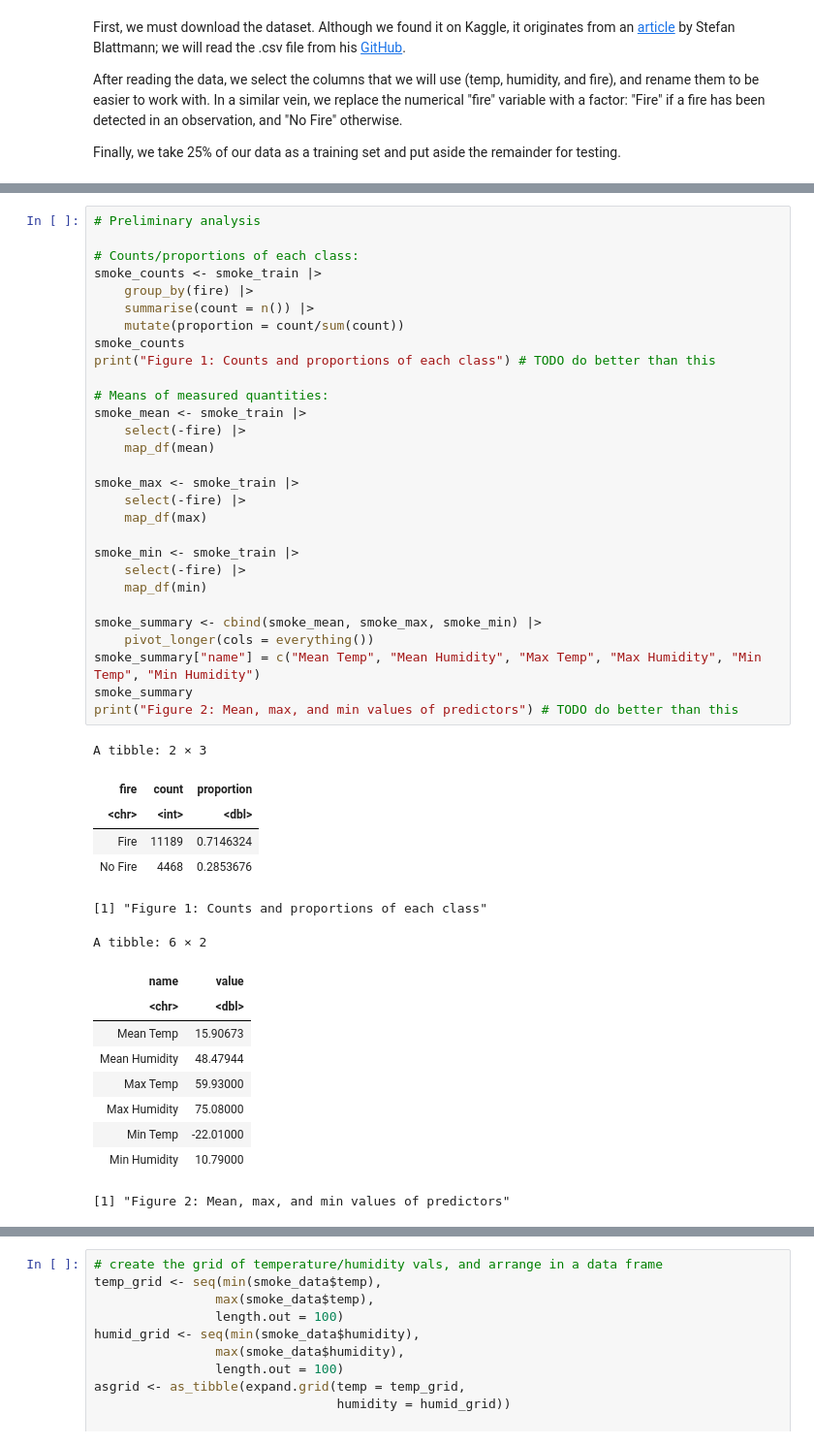
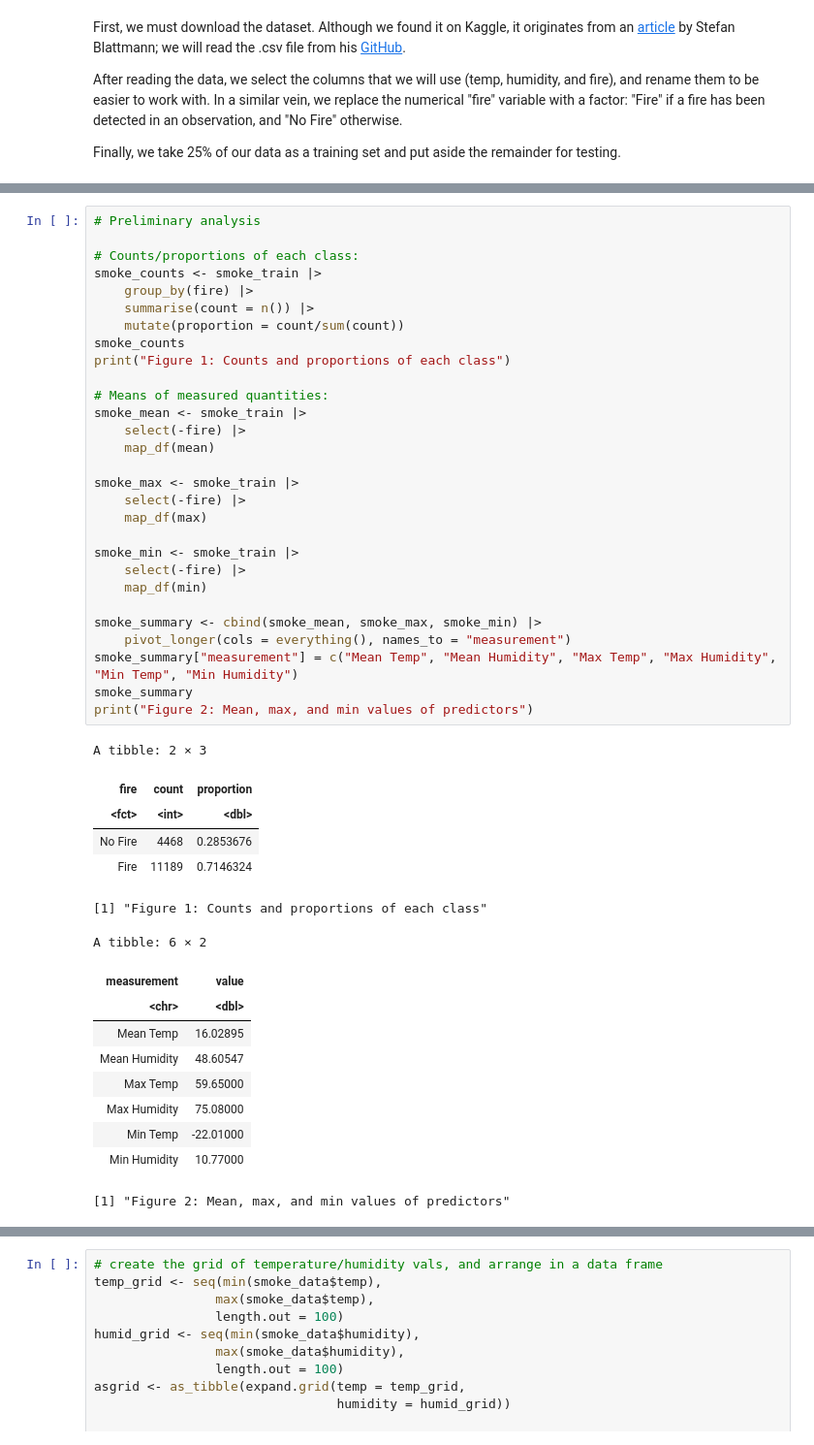
Before and after one commit to ivanlokch/dsci_100_smoke_detector, a Jupyter notebook: report.ipynb, the cells around one changed output, grey strips where cells are left out. Shown at 97% size. Drawn from its saved outputs; the diff is of its cells as text.

```diff
--- a/report.ipynb
+++ b/report.ipynb
@@ -74,46 +71,46 @@ This reveals significant differences in scale between the two quantities—when
 # %%
 # Preliminary analysis
 
 # Counts/proportions of each class:
 smoke_counts <- smoke_train |>
     group_by(fire) |>
     summarise(count = n()) |>
     mutate(proportion = count/sum(count))
 smoke_counts
-print("Figure 1: Counts and proportions of each class") # TODO do better than this
+print("Figure 1: Counts and proportions of each class")
 
 # Means of measured quantities:
 smoke_mean <- smoke_train |>
     select(-fire) |>
     map_df(mean)
 
 smoke_max <- smoke_train |>
     select(-fire) |>
     map_df(max)
 
 smoke_min <- smoke_train |>
     select(-fire) |>
     map_df(min)
 
 smoke_summary <- cbind(smoke_mean, smoke_max, smoke_min) |>
-    pivot_longer(cols = everything())
-smoke_summary["name"] = c("Mean Temp", "Mean Humidity", "Max Temp", "Max Humidity", "Min Temp", "Min Humidity")
+    pivot_longer(cols = everything(), names_to = "measurement")
+smoke_summary["measurement"] = c("Mean Temp", "Mean Humidity", "Max Temp", "Max Humidity", "Min Temp", "Min Humidity")
 smoke_summary
-print("Figure 2: Mean, max, and min values of predictors") # TODO do better than this
+print("Figure 2: Mean, max, and min values of predictors")
 # %% [output]
 A tibble: 2 × 3
 | fire | count | proportion |
-| <chr> | <int> | <dbl> |
+| <fct> | <int> | <dbl> |
+| No Fire | 4468 | 0.2853676 |
 | Fire | 11189 | 0.7146324 |
-| No Fire | 4468 | 0.2853676 |
 [1] "Figure 1: Counts and proportions of each class"
 A tibble: 6 × 2
-| name | value |
+| measurement | value |
 | <chr> | <dbl> |
-| Mean Temp | 15.90673 |
-| Mean Humidity | 48.47944 |
-| Max Temp | 59.93000 |
+| Mean Temp | 16.02895 |
+| Mean Humidity | 48.60547 |
+| Max Temp | 59.65000 |
 | Max Humidity | 75.08000 |
 | Min Temp | -22.01000 |
-| Min Humidity | 10.79000 |
+| Min Humidity | 10.77000 |
 [1] "Figure 2: Mean, max, and min values of predictors"
```
Also changed, not shown: parts of 19 cells of this notebook.
